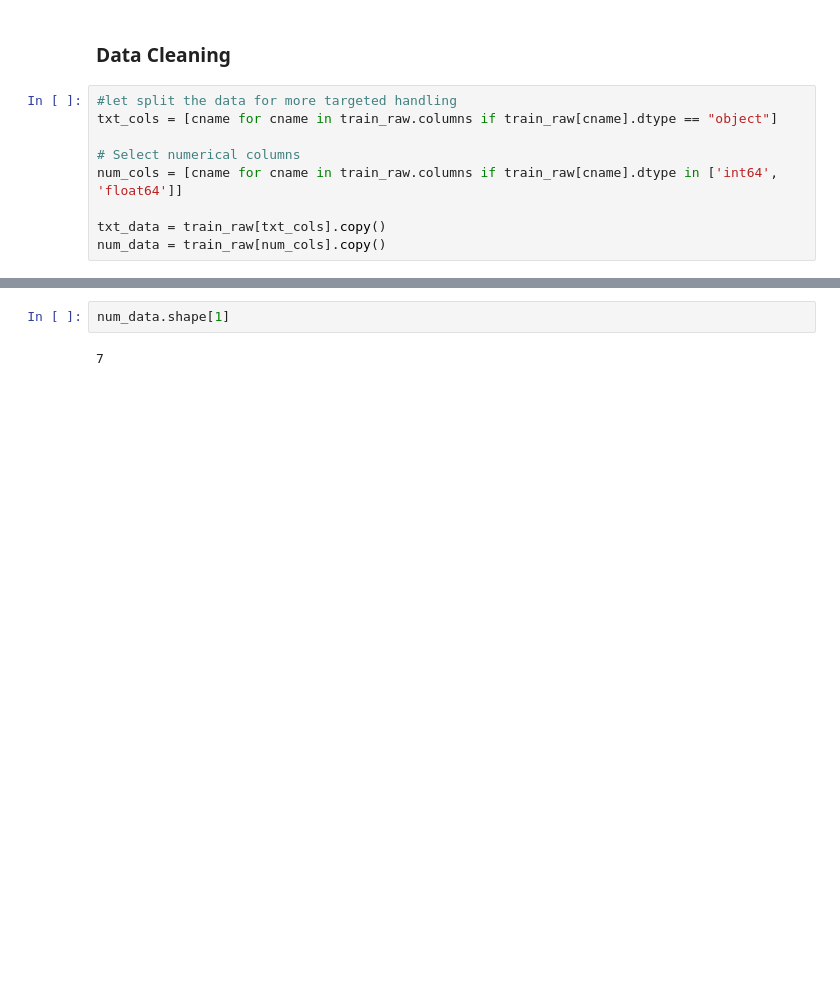
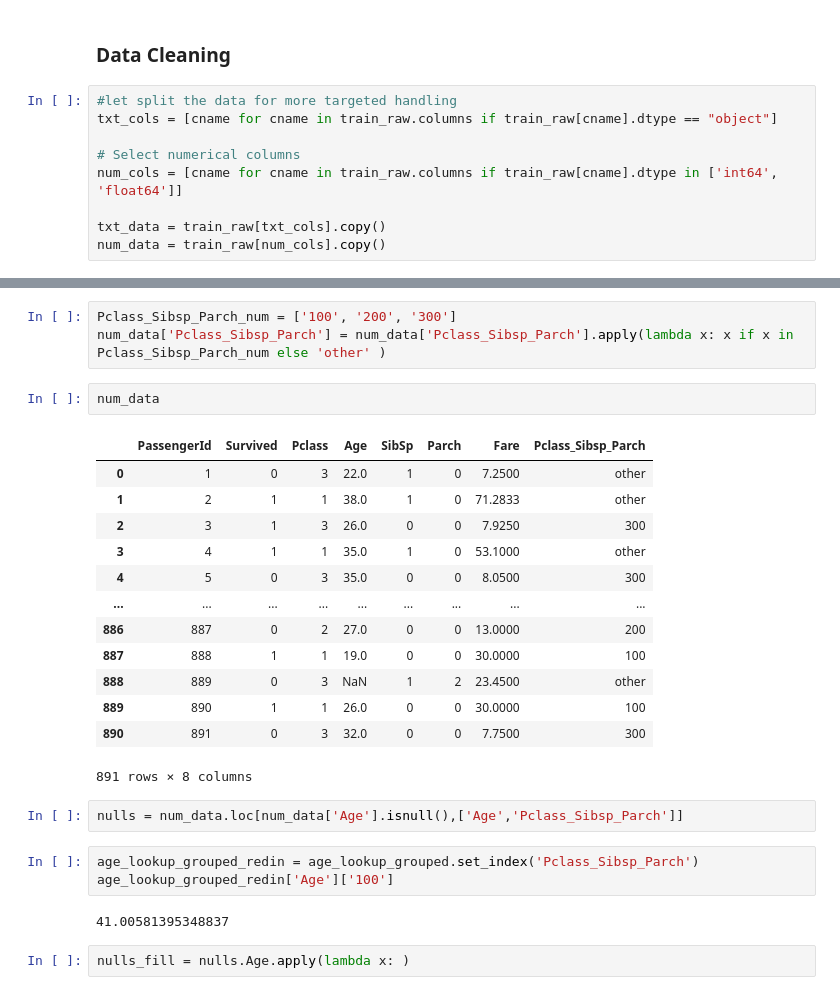
Before and after one commit to weisds/Titanic-i2, a Jupyter notebook: titanic_i2.ipynb, the cells around one changed output, grey strips where cells are left out. Drawn from its saved outputs; the diff is of its cells as text; blank space fills up the shorter version.

```diff
--- a/titanic_i2.ipynb
+++ b/titanic_i2.ipynb
@@ -170,4 +281,28 @@ txt_data.shape[1]
+# %%
+Pclass_Sibsp_Parch_num = ['100', '200', '300']
+num_data['Pclass_Sibsp_Parch'] = num_data['Pclass_Sibsp_Parch'].apply(lambda x: x if x in Pclass_Sibsp_Parch_num else 'other' )
 # %%
-num_data.shape[1]
+num_data
 # %% [output]
+|  | PassengerId | Survived | Pclass | Age | SibSp | Parch | Fare | Pclass_Sibsp_Parch |
+| 0 | 1 | 0 | 3 | 22.0 | 1 | 0 | 7.2500 | other |
+| 1 | 2 | 1 | 1 | 38.0 | 1 | 0 | 71.2833 | other |
+| 2 | 3 | 1 | 3 | 26.0 | 0 | 0 | 7.9250 | 300 |
+| 3 | 4 | 1 | 1 | 35.0 | 1 | 0 | 53.1000 | other |
+| 4 | 5 | 0 | 3 | 35.0 | 0 | 0 | 8.0500 | 300 |
+| ... | ... | ... | ... | ... | ... | ... | ... | ... |
+| 886 | 887 | 0 | 2 | 27.0 | 0 | 0 | 13.0000 | 200 |
+| 887 | 888 | 1 | 1 | 19.0 | 0 | 0 | 30.0000 | 100 |
+| 888 | 889 | 0 | 3 | NaN | 1 | 2 | 23.4500 | other |
+| 889 | 890 | 1 | 1 | 26.0 | 0 | 0 | 30.0000 | 100 |
+| 890 | 891 | 0 | 3 | 32.0 | 0 | 0 | 7.7500 | 300 |
-7
+891 rows × 8 columns
+# %%
+nulls = num_data.loc[num_data['Age'].isnull(),['Age','Pclass_Sibsp_Parch']]
+# %%
+age_lookup_grouped_redin = age_lookup_grouped.set_index('Pclass_Sibsp_Parch')
+age_lookup_grouped_redin['Age']['100']
+# %% [output]
+41.00581395348837
+# %%
+nulls_fill = nulls.Age.apply(lambda x: )
```
Also changed, not shown: parts of 18 cells of this notebook.
